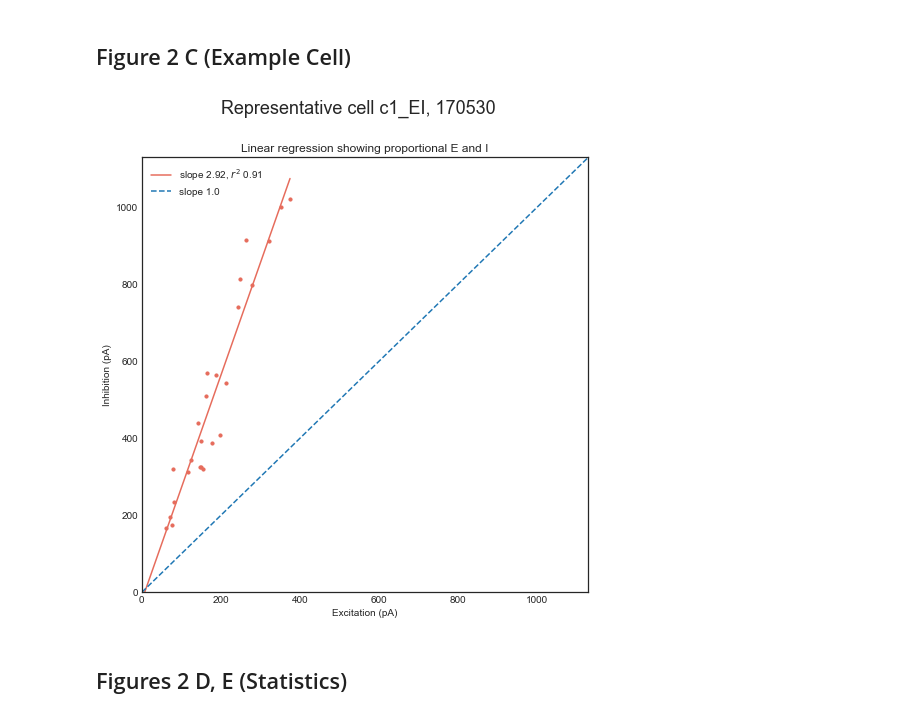
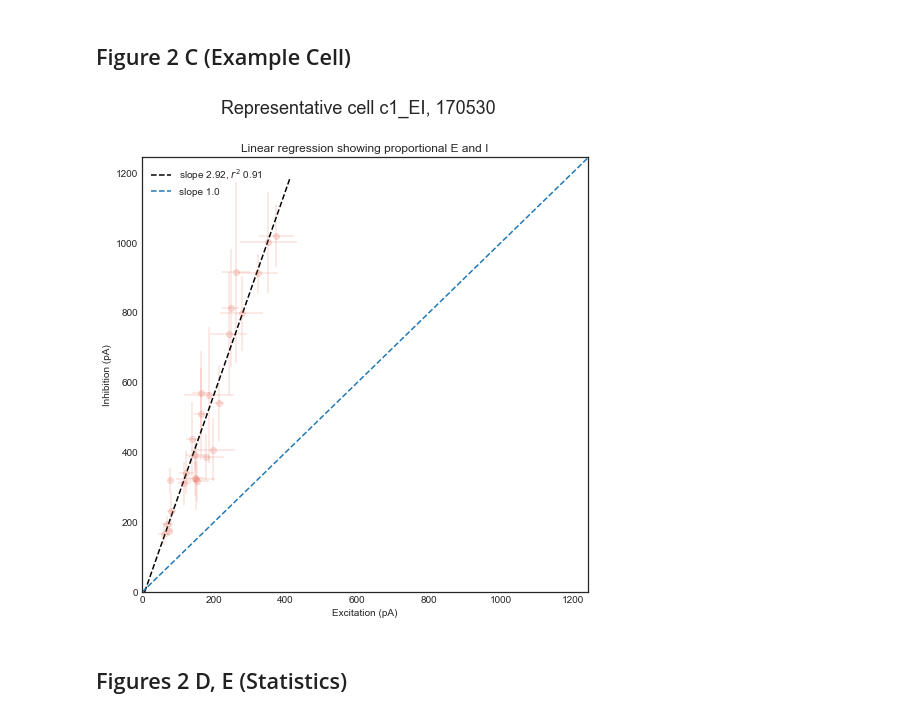
Before and after one commit to sahilm89/linearity, a Jupyter notebook: Paper_Figures/Figure 2 C-F (EI Balance).ipynb, the cells around one changed output. Cells and saved outputs as stored; diff of their text form; code cells hidden in the pictures.

```diff
--- a/Paper_Figures/Figure 2 C-F (EI Balance).ipynb
+++ b/Paper_Figures/Figure 2 C-F (EI Balance).ipynb
@@ -43,13 +43,13 @@ for index, n in enumerate(neurons):
         obs_exc, obs_inh = {}, {}
         sqrs = []
         f, ax = plt.subplots()
-        for expt in n:
+        for expType,expt in n:
             for sqr in expt:
-                if (expt[sqr].type == 1):
+                if (expType == 1):
                     sqrs.append(sqr)
                     for coord in expt[sqr].coordwise:
                         obs_exc[coord] = expt[sqr].coordwise[coord].average_feature[5]
-                elif (expt[sqr].type == 2):
+                elif (expType == 2):
                     for coord in expt[sqr].coordwise:
                         obs_inh[coord] = expt[sqr].coordwise[coord].average_feature[0]
 
@@ -57,22 +57,22 @@ for index, n in enumerate(neurons):
         for coord in set(obs_exc).intersection(set(obs_inh)):
             exc.append(-obs_exc[coord]*scalingFactor)
             inh.append(obs_inh[coord]*scalingFactor)
-            ax.scatter(-obs_exc[coord]*scalingFactor, obs_inh[coord]*scalingFactor, c=color_cell[index], s=10)
+#             ax.scatter(-obs_exc[coord]*scalingFactor, obs_inh[coord]*scalingFactor, c=color_cell[index], s=10)
 
         slope, intercept, rval, pval, stderr = ss.linregress(exc, inh)
         r_squared.append(rval**2)
         slopes.append(slope)
 
-        excRange = np.linspace(0, max(exc), 100)
-        inhFit = excRange*slope + intercept
+#         excRange = np.linspace(0, max(exc), 100)
+#         inhFit = excRange*slope + intercept
 
-        ax.plot(excRange, inhFit, c=color_cell[index])
-        xlim_old = ax.get_xlim()
-        ylim_old = ax.get_ylim()
-        minlim, maxlim = min(xlim_old[0], ylim_old[0]), max(xlim_old[1], ylim_old[1])
-        ax.set_xlim(0,maxlim)
-        ax.set_ylim(0,maxlim)
-        plt.show()
+#         ax.plot(excRange, inhFit, c=color_cell[index])
+#         xlim_old = ax.get_xlim()
+#         ylim_old = ax.get_ylim()
+#         minlim, maxlim = min(xlim_old[0], ylim_old[0]), max(xlim_old[1], ylim_old[1])
+#         ax.set_xlim(0,maxlim)
+#         ax.set_ylim(0,maxlim)
+#         plt.show()
 
 # ax.set_title("Linear regression showing proportional E and I")
 # ax.set_xlabel("")
@@ -94,46 +84,50 @@ for index, n in enumerate(neurons):
 index = -4
 n = neurons[index]
 obs_exc, obs_inh = {}, {}
+exc_error, inh_error = {}, {}
 sqrs = []
 f, ax = plt.subplots()
 f.set_figheight(8)
 f.set_figwidth(8)
 f.suptitle("Representative cell {}, {}".format(n.index,n.date), fontsize=18)
-for expt in n:
+for expType,expt in n:
     for sqr in expt:
-        if (expt[sqr].type == 1):
+        if (expType == 1):
             sqrs.append(sqr)
             for coord in expt[sqr].coordwise:
                 obs_exc[coord] = expt[sqr].coordwise[coord].average_feature[5]
-        elif (expt[sqr].type == 2):
+                exc_error[coord] = np.std([trial.feature[5] for trial in expt[sqr].coordwise[coord].trials], ddof = 1)
+        elif (expType == 2):
             for coord in expt[sqr].coordwise:
                 obs_inh[coord] = expt[sqr].coordwise[coord].average_feature[0]
+                inh_error[coord] = np.std([trial.feature[0] for trial in expt[sqr].coordwise[coord].trials], ddof = 1)
 
 exc, inh = [], []
 for coord in set(obs_exc).intersection(set(obs_inh)):
     exc.append(-obs_exc[coord]*scalingFactor)
     inh.append(obs_inh[coord]*scalingFactor)
-    ax.scatter(-obs_exc[coord]*scalingFactor, obs_inh[coord]*scalingFactor, c=color_cell[index], s=10)
+    ax.errorbar(-obs_exc[coord]*scalingFactor, obs_inh[coord]*scalingFactor, xerr=exc_error[coord]*scalingFactor, yerr=inh_error[coord]*scalingFactor, c=color_cell[index], fmt='o', alpha=0.2)
 
 slope, intercept, rval, pval, stderr = ss.linregress(exc, inh)
 
-excRange = np.linspace(0, max(exc), 100)
+excRange = np.linspace(0, 1.1*max(exc), 100)
 inhFit = excRange*slope + intercept
 
-ax.plot(excRange, inhFit, c=color_cell[index], label="slope {:.2f}, $r^2$ {:.2f}".format(slope, rval**2))
+ax.plot(excRange, inhFit, '--', c='k', label="slope {:.2f}, $r^2$ {:.2f}".format(slope, rval**2))
+
 xlim_old = ax.get_xlim()
 ylim_old = ax.get_ylim()
 minlim, maxlim = min(xlim_old[0], ylim_old[0]), max(xlim_old[1], ylim_old[1])
 ax.plot((0,maxlim), (0,maxlim),'--', label="slope 1.0")
 ax.set_xlim(0,maxlim)
 ax.set_ylim(0,maxlim)
 ax.set_title("Linear regression showing proportional E and I")
 ax.set_xlabel("Excitation (pA)")
 ax.set_ylabel("Inhibition (pA)")
 plt.legend()
 plt.show()
 # %% [output]
-[figure, old version]
+[figure, new version]
 # %% [markdown]
 ## Figures 2 D, E (Statistics)
 # %%
```
Also changed, not shown: parts of 2 cells of this notebook, 28 other files.
